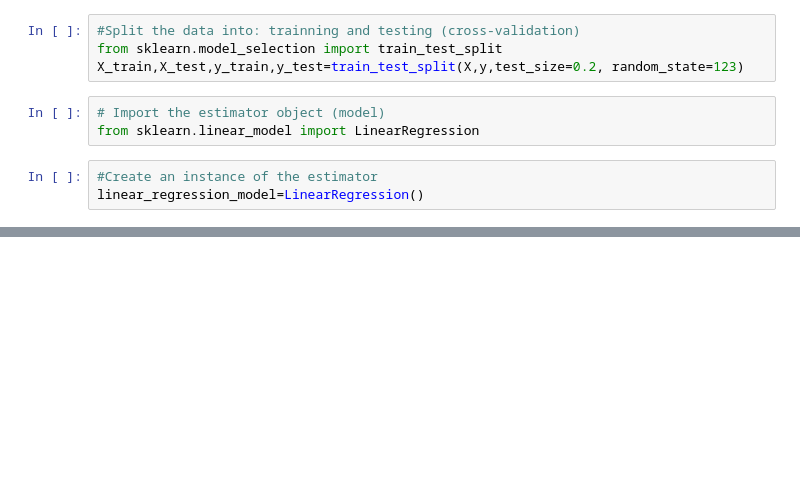
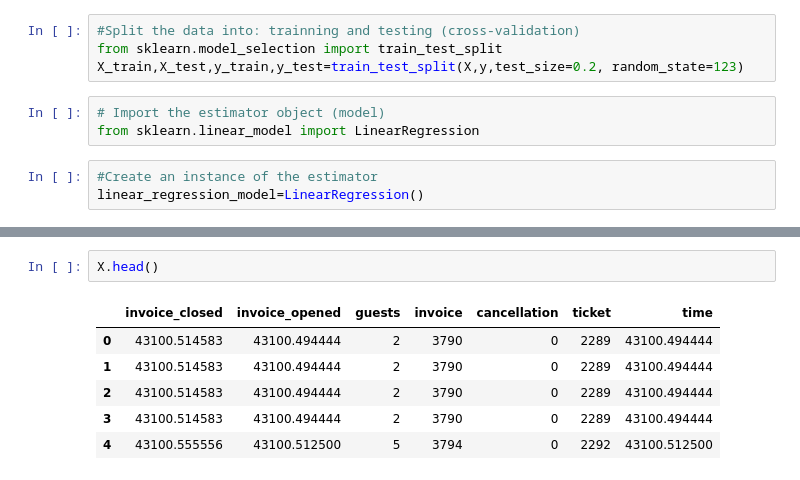
Before and after one commit to nvlam/PredictiveAnalytics, a Jupyter notebook: Regression.ipynb, the cells around one changed output, grey strips where cells are left out. Saved outputs shown, nothing was run; the diff lists cells and outputs as text; blank space fills up the shorter version.

```diff
--- a/Regression.ipynb
+++ b/Regression.ipynb
@@ -108,3 +133,12 @@ ax.set_title('Predicted vs. Actual values')
+# %%
+X.head()
+# %% [output]
+|  | invoice_closed | invoice_opened | guests | invoice | cancellation | ticket | time |
+| 0 | 43100.514583 | 43100.494444 | 2 | 3790 | 0 | 2289 | 43100.494444 |
+| 1 | 43100.514583 | 43100.494444 | 2 | 3790 | 0 | 2289 | 43100.494444 |
+| 2 | 43100.514583 | 43100.494444 | 2 | 3790 | 0 | 2289 | 43100.494444 |
+| 3 | 43100.514583 | 43100.494444 | 2 | 3790 | 0 | 2289 | 43100.494444 |
+| 4 | 43100.555556 | 43100.512500 | 5 | 3794 | 0 | 2292 | 43100.512500 |
 # %%
 #Make predictions
 from collections import OrderedDict
```
Also changed, not shown: parts of 16 cells of this notebook, 1 other file.
